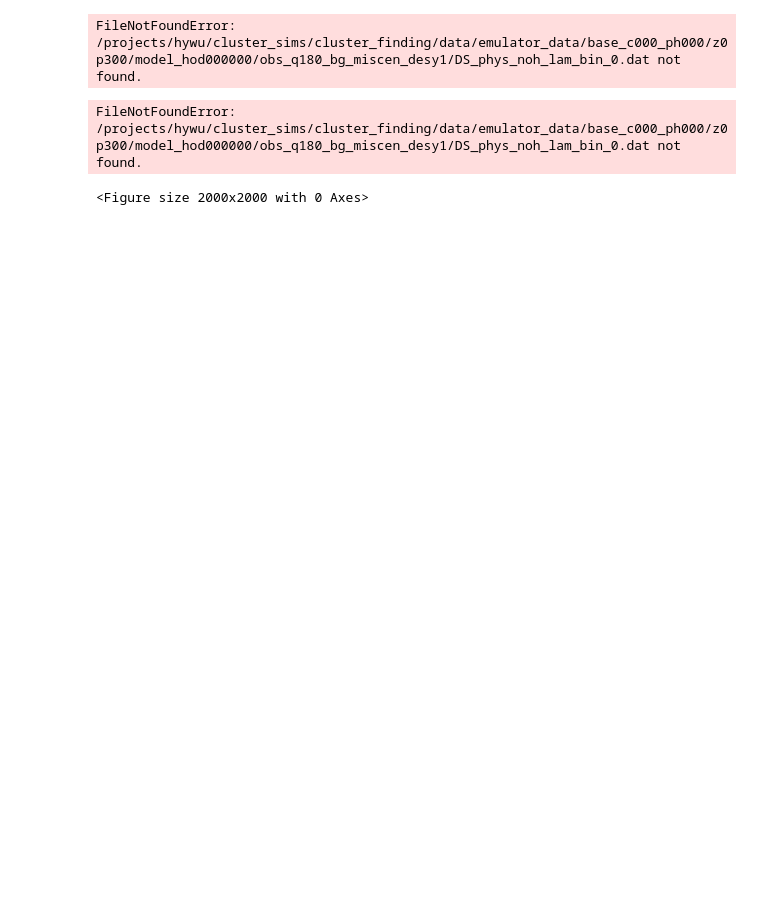
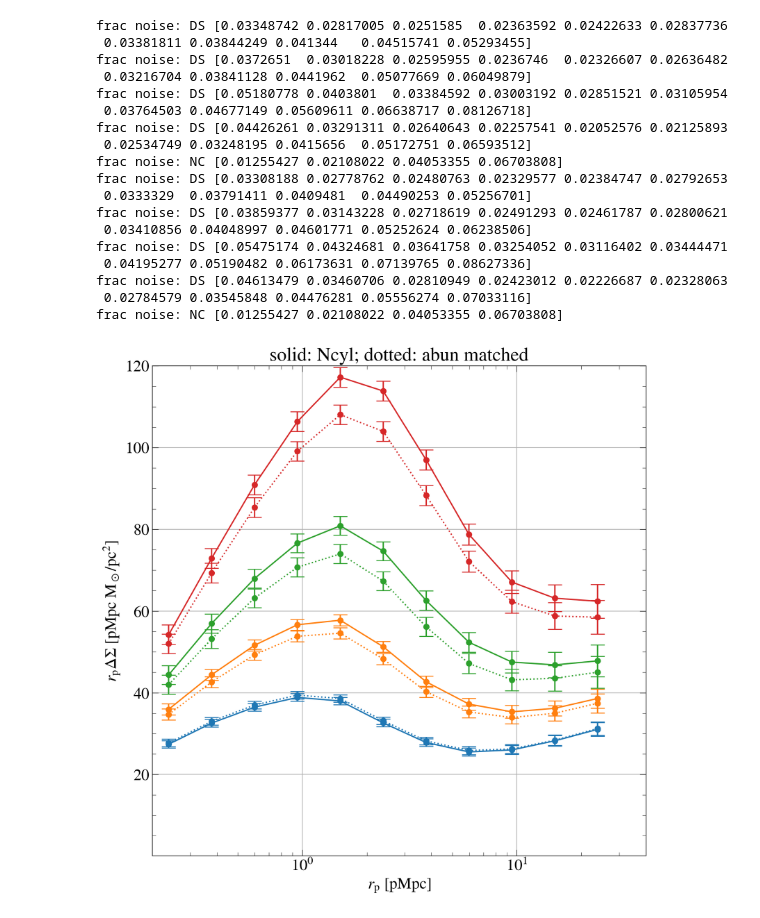
Before and after one commit to hywu/hod-selection-bias, a Jupyter notebook: repo/data_vector/make_data_vector_abacus_summit.ipynb, the cells around one changed output. Saved outputs shown, nothing was run; the diff lists cells and outputs as text; code cells hidden in the pictures; blank space fills up the shorter version.

Commit message:
various areas

```diff
--- a/repo/data_vector/make_data_vector_abacus_summit.ipynb
+++ b/repo/data_vector/make_data_vector_abacus_summit.ipynb
@@ -9,14 +12,20 @@ from scipy.interpolate import interp1d
 # %%
-survey = 'desy1' # 'desy1thre'
+#survey = 'desy1' # 'desy1thre'
+survey = '5k10'
+
+#### default area is 1437 deg^2 (desy1)
+if survey == '5k10' or survey == '5k30':
+    survey_area_sq_deg = 5000.
+if survey == '15k10' or survey == '15k30':
+    survey_area_sq_deg = 15000.
 # %%
 ## make the fake data
 rich_name = 'q180_bg_miscen'
 
-if survey == 'desy1':
-    lam = [20, 30, 45, 60, 1000]
-
 if survey == 'desy1thre':
     lam = [20, 1000]
+else:
+    lam = [20, 30, 45, 60, 1000]
 
 nlam = len(lam) - 1
 
@@ -31,7 +40,7 @@ for binning in ['abun', 'lam']: #,
     if redshift == 0.5: z_str = '0p500'
 
     data_loc = '/projects/hywu/cluster_sims/cluster_finding/data/emulator_data/base_c000_ph000/'
-    data_loc += f'z{z_str}/model_hod000000/obs_{rich_name}_{survey}/'
+    data_loc += f'z{z_str}/model_hod000000/obs_{rich_name}_desy1/' # only ran desy1 with abacus
     # get the radius
     rp_list = np.logspace(np.log10(0.03), np.log10(30), 15+1)
     rpmin_list = rp_list[:-1]
@@ -51,9 +60,8 @@ for binning in ['abun', 'lam']: #,
     if binning == 'lam':
         #### counts data ####
         x, x, NC_data = np.loadtxt(data_loc+'abundance.dat',unpack=True)
+        NC_data = NC_data * survey_area_sq_deg / 1437.
         np.savetxt(f'data_vector_abacus_summit/counts_{rich_name}_{survey}_{binning}_z{redshift}.dat', NC_data)
-# %% [output]
-FileNotFoundError: /projects/hywu/cluster_sims/cluster_finding/data/emulator_data/base_c000_ph000/z0p300/model_hod000000/obs_q180_bg_miscen_desy1/DS_phys_noh_lam_bin_0.dat not found.
 # %%
 # # check radius!
 # rp_rad = np.loadtxt(f'/projects/hywu/cluster_sims/cluster_finding/data/emulator_train/train/rp_rad.dat')
@@ -62,41 +70,60 @@ FileNotFoundError: /projects/hywu/cluster_sims/cluster_finding/data/emulator_dat
 # %%
 # plot the fake data and error bars
 plt.figure(figsize=(10,10))
-cov_loc = '/users/hywu/work/cluster-lensing-cov-public/examples/abacus_summit_analytic_desy1/'
+cov_loc = f'/users/hywu/work/cluster-lensing-cov-public/examples/'
+cov_loc += f'abacus_summit_analytic_{survey}/'
+
 #for iz in [0]:#range(3):
     #plt.subplot(1,3,1+iz)
 for binning in ['lam', 'abun']:
     if binning == 'lam': ls = '-'
-    if binning == 'abun2': ls = ':'
+    if binning == 'abun': ls = ':'
 
     redshift = z_sim[iz]
     data_loc = '/projects/hywu/cluster_sims/cluster_finding/data/emulator_data/base_c000_ph000/'
-    data_loc += f'z{z_str}/model_hod000000/obs_{rich_name}_{survey}/'
+    data_loc += f'z{z_str}/model_hod000000/obs_{rich_name}_desy1/'
 
     for ilam in range(4):
         rp_in, DS_in = np.loadtxt(data_loc + f'DS_phys_noh_{binning}_bin_{ilam}.dat', unpack=True)
         DS_interp = interp1d(np.log(rp_in), np.log(DS_in))
         DS_data = np.exp(DS_interp(np.log(rp_rad)))
 
         cov = np.loadtxt(cov_loc + f'DeltaSigma_cov_combined_phys_noh_{z_data[iz]}_{z_data[iz+1]}_{lam[ilam]}_{lam[ilam+1]}.dat')
         sig = np.sqrt(np.diag(cov))[4:]
         line = plt.plot(rp_rad, rp_rad*DS_data, ls=ls, c=f'C{ilam}')
         co = line[0].get_c()
         plt.errorbar(rp_rad, rp_rad*DS_data, rp_rad*sig,
                      label='data', c=co, marker='o', mec=co, ls='', capsize=8)#, np.diag(cov))
         plt.xscale('log')
         print('frac noise: DS', sig/DS_data)
 
     plt.xlim(0.2, 40)
     plt.ylim(0.10, 120)
     plt.title(f'AbacusSummit z={redshift}, DES-level noise')
 
     plt.xlabel(r'$r_{\rm p}~[{\rm pMpc}]$')
     plt.ylabel(r'$r_{\rm p} \Delta\Sigma~[{\rm pMpc ~M_\odot/pc^2} ]$')
     cov_NC = np.loadtxt('cov/cov_counts_desy1_z0.3.dat')
     sig_NC = np.sqrt(np.diag(cov_NC))
     print('frac noise: NC',sig_NC/NC_data)
     plt.title('solid: Ncyl; dotted: abun matched')
 # %% [output]
-FileNotFoundError: /projects/hywu/cluster_sims/cluster_finding/data/emulator_data/base_c000_ph000/z0p300/model_hod000000/obs_q180_bg_miscen_desy1/DS_phys_noh_lam_bin_0.dat not found.
+frac noise: DS [0.03348742 0.02817005 0.0251585  0.02363592 0.02422633 0.02837736
+ 0.03381811 0.03844249 0.041344   0.04515741 0.05293455]
+frac noise: DS [0.0372651  0.03018228 0.02595955 0.0236746  0.02326607 0.02636482
+ 0.03216704 0.03841128 0.0441962  0.05077669 0.06049879]
+frac noise: DS [0.05180778 0.0403801  0.03384592 0.03003192 0.02851521 0.03105954
+ 0.03764503 0.04677149 0.05609611 0.06638717 0.08126718]
+frac noise: DS [0.04426261 0.03291311 0.02640643 0.02257541 0.02052576 0.02125893
+ 0.02534749 0.03248195 0.0415656  0.05172751 0.06593512]
+frac noise: NC [0.01255427 0.02108022 0.04053355 0.06703808]
+frac noise: DS [0.03308188 0.02778762 0.02480763 0.02329577 0.02384747 0.02792653
+ 0.0333329  0.03791411 0.0409481  0.04490253 0.05256701]
+frac noise: DS [0.03859377 0.03143228 0.02718619 0.02491293 0.02461787 0.02800621
+ 0.03410856 0.04048997 0.04601771 0.05252624 0.06238506]
+frac noise: DS [0.05475174 0.04324681 0.03641758 0.03254052 0.03116402 0.03444471
+ 0.04195277 0.05190482 0.06173631 0.07139765 0.08627336]
+frac noise: DS [0.04613479 0.03460706 0.02810949 0.02423012 0.02226687 0.02328063
+ 0.02784579 0.03545848 0.04476281 0.05556274 0.07033116]
+frac noise: NC [0.01255427 0.02108022 0.04053355 0.06703808]
-<Figure size 2000x2000 with 0 Axes>
+[figure, added]
```
Also changed, not shown: parts of 1 cell of this notebook, 6 other files.
